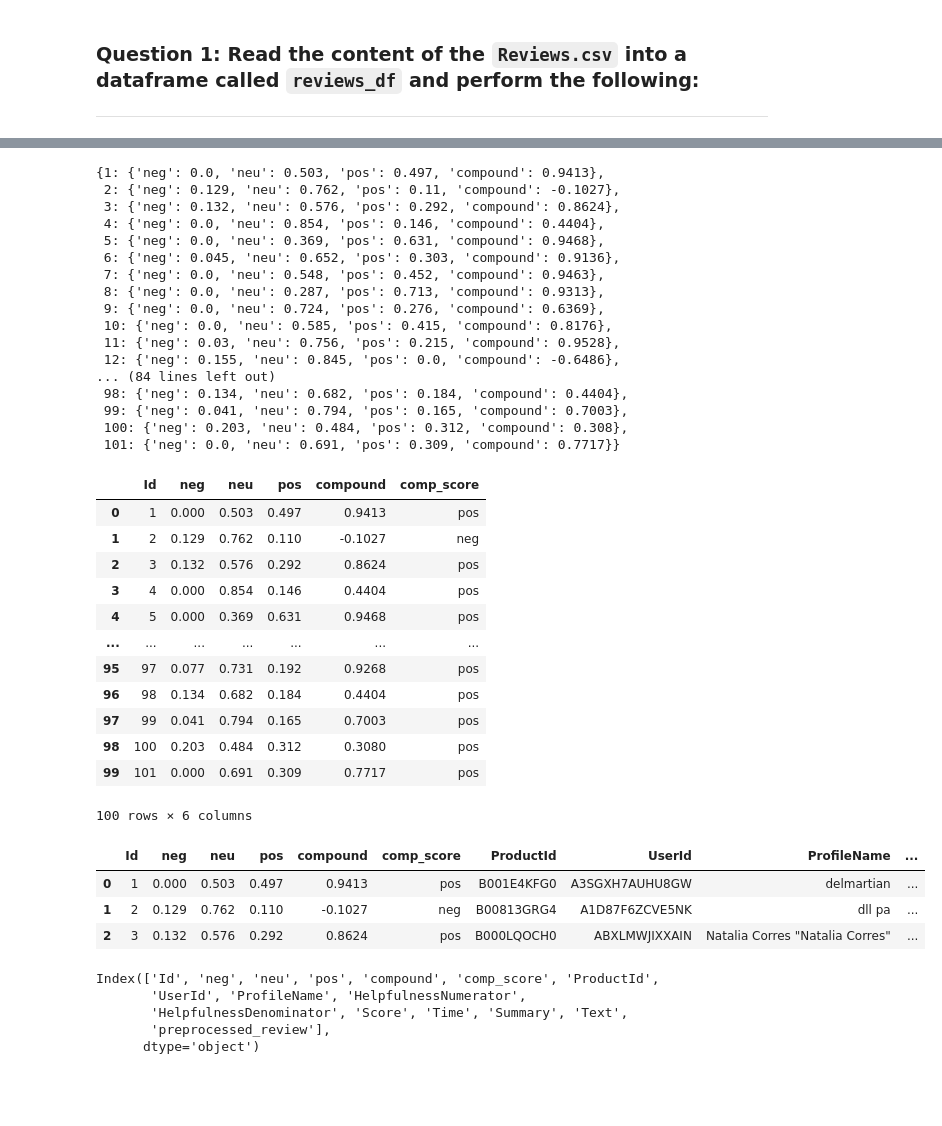
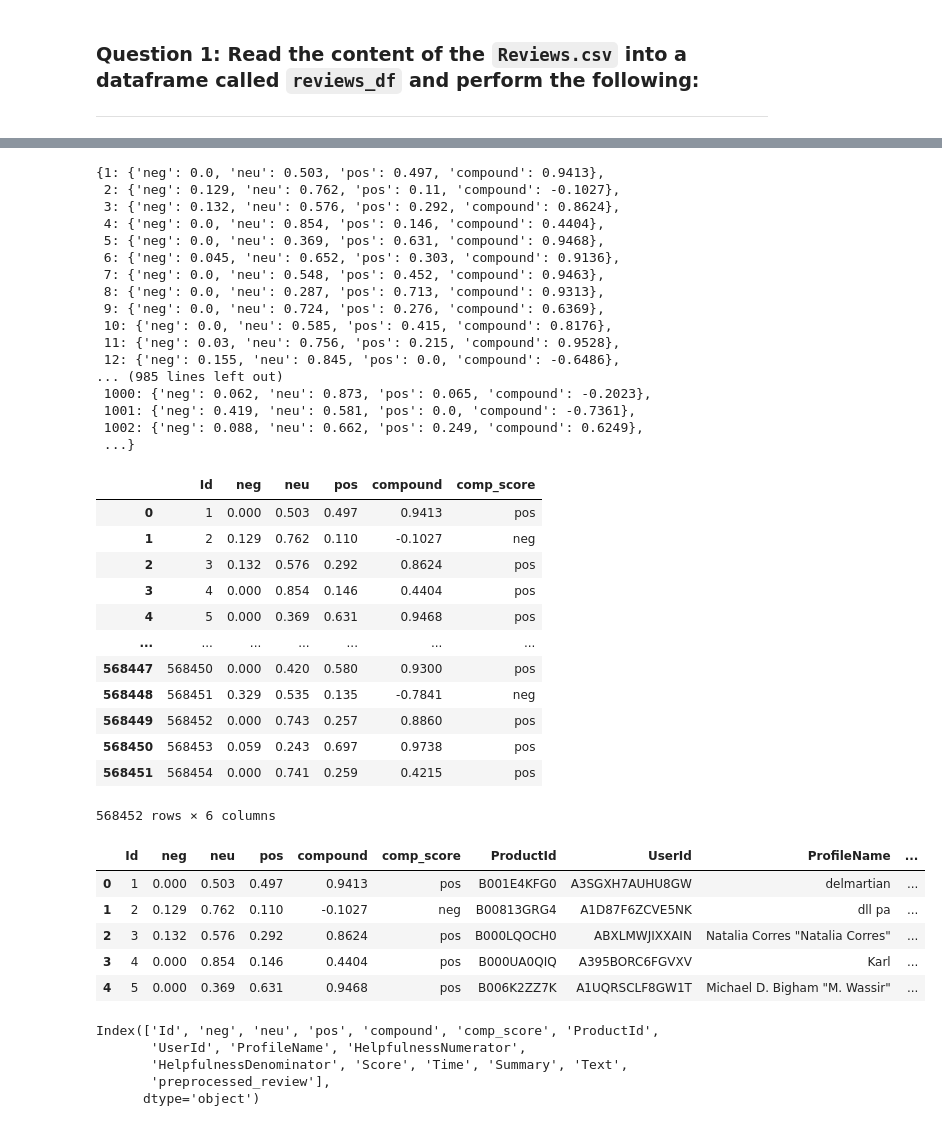
Before and after one commit to Aswadhardi/Natural-Language-Processing-Lab-Practicals-ETSU, a Jupyter notebook: Labs/Lab 5/Lab 5.ipynb, the cells around one changed output, grey strips where cells are left out. Drawn from its saved outputs; the diff is of its cells as text; code cells hidden in the pictures; blank space fills up the shorter version.

```diff
--- a/Labs/Lab 5/Lab 5.ipynb
+++ b/Labs/Lab 5/Lab 5.ipynb
@@ -72,9 +72,8 @@ plt.style.use('ggplot')
 
 import nltk
 # %%
-data = pd.read_csv('Reviews.csv')
-print(data.shape)
-df = data.head(100)
+df = pd.read_csv('Reviews.csv')
+print(df.shape)
 df.head()
 # %% [output]
 (568452, 10)
@@ -151,11 +133,11 @@ res
  10: {'neg': 0.0, 'neu': 0.585, 'pos': 0.415, 'compound': 0.8176},
  11: {'neg': 0.03, 'neu': 0.756, 'pos': 0.215, 'compound': 0.9528},
  12: {'neg': 0.155, 'neu': 0.845, 'pos': 0.0, 'compound': -0.6486},
-... (84 lines left out)
- 98: {'neg': 0.134, 'neu': 0.682, 'pos': 0.184, 'compound': 0.4404},
- 99: {'neg': 0.041, 'neu': 0.794, 'pos': 0.165, 'compound': 0.7003},
- 100: {'neg': 0.203, 'neu': 0.484, 'pos': 0.312, 'compound': 0.308},
- 101: {'neg': 0.0, 'neu': 0.691, 'pos': 0.309, 'compound': 0.7717}}
+... (985 lines left out)
+ 1000: {'neg': 0.062, 'neu': 0.873, 'pos': 0.065, 'compound': -0.2023},
+ 1001: {'neg': 0.419, 'neu': 0.581, 'pos': 0.0, 'compound': -0.7361},
+ 1002: {'neg': 0.088, 'neu': 0.662, 'pos': 0.249, 'compound': 0.6249},
+ ...}
 # %%
 vaders = pd.DataFrame(res).T
 vaders['comp_score']=['pos' if vader>=0 else 'neg' for vader in vaders['compound']]
@@ -169,20 +151,23 @@ vaders
 | 3 | 4 | 0.000 | 0.854 | 0.146 | 0.4404 | pos |
 | 4 | 5 | 0.000 | 0.369 | 0.631 | 0.9468 | pos |
 | ... | ... | ... | ... | ... | ... | ... |
-| 95 | 97 | 0.077 | 0.731 | 0.192 | 0.9268 | pos |
-| 96 | 98 | 0.134 | 0.682 | 0.184 | 0.4404 | pos |
-| 97 | 99 | 0.041 | 0.794 | 0.165 | 0.7003 | pos |
-| 98 | 100 | 0.203 | 0.484 | 0.312 | 0.3080 | pos |
-| 99 | 101 | 0.000 | 0.691 | 0.309 | 0.7717 | pos |
+| 568447 | 568450 | 0.000 | 0.420 | 0.580 | 0.9300 | pos |
+| 568448 | 568451 | 0.329 | 0.535 | 0.135 | -0.7841 | neg |
+| 568449 | 568452 | 0.000 | 0.743 | 0.257 | 0.8860 | pos |
+| 568450 | 568453 | 0.059 | 0.243 | 0.697 | 0.9738 | pos |
+| 568451 | 568454 | 0.000 | 0.741 | 0.259 | 0.4215 | pos |
-100 rows × 6 columns
+568452 rows × 6 columns
 # %%
 vaders = vaders.merge(df, how='left')
-vaders.head(3)
+vaders.head(5)
+# show first 5 rows to compare with the expected results and confirm
 # %% [output]
 |  | Id | neg | neu | pos | compound | comp_score | ProductId | UserId | ProfileName | ... |
 | 0 | 1 | 0.000 | 0.503 | 0.497 | 0.9413 | pos | B001E4KFG0 | A3SGXH7AUHU8GW | delmartian | ... |
 | 1 | 2 | 0.129 | 0.762 | 0.110 | -0.1027 | neg | B00813GRG4 | A1D87F6ZCVE5NK | dll pa | ... |
 | 2 | 3 | 0.132 | 0.576 | 0.292 | 0.8624 | pos | B000LQOCH0 | ABXLMWJIXXAIN | Natalia Corres "Natalia Corres" | ... |
+| 3 | 4 | 0.000 | 0.854 | 0.146 | 0.4404 | pos | B000UA0QIQ | A395BORC6FGVXV | Karl | ... |
+| 4 | 5 | 0.000 | 0.369 | 0.631 | 0.9468 | pos | B006K2ZZ7K | A1UQRSCLF8GW1T | Michael D. Bigham "M. Wassir" | ... |
 # %%
 vaders.columns
 # %% [output]
```
Also changed, not shown: parts of 10 cells of this notebook, 11 other files.
